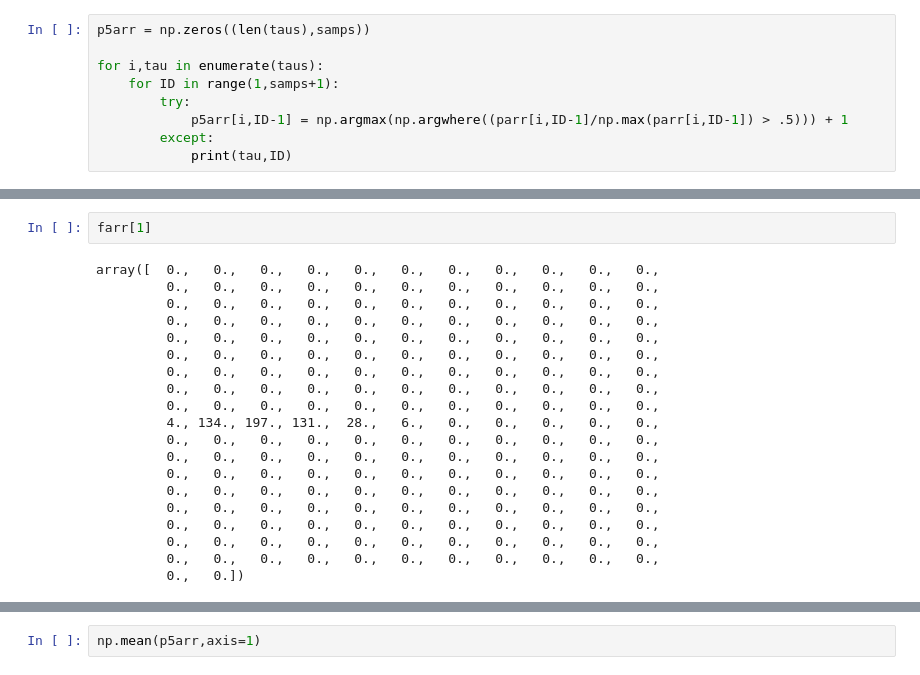
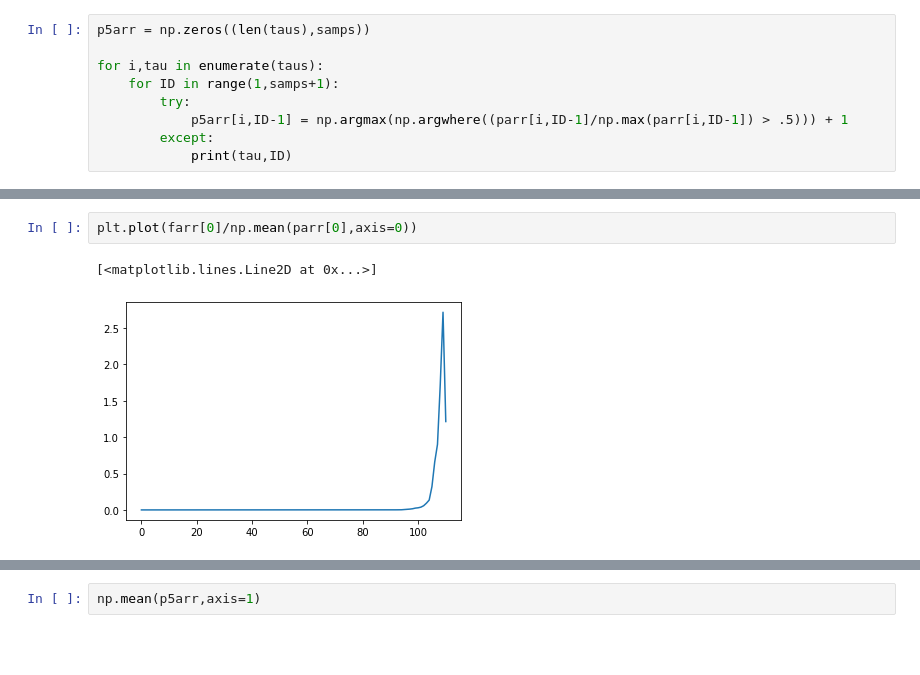
Before and after one commit to nkrishnan94/phage-abm, a Jupyter notebook: Ancestor distribution sde solver.ipynb, the cells around one changed output, grey strips where cells are left out. Drawn from its saved outputs; the diff is of its cells as text; blank space fills up the shorter version.

```diff
--- a/Ancestor distribution sde solver.ipynb
+++ b/Ancestor distribution sde solver.ipynb
@@ -91,25 +92,8 @@ plt.plot(farr[2])
-# %%
-farr[1]
-# %% [output]
-array([  0.,   0.,   0.,   0.,   0.,   0.,   0.,   0.,   0.,   0.,   0.,
-         0.,   0.,   0.,   0.,   0.,   0.,   0.,   0.,   0.,   0.,   0.,
-         0.,   0.,   0.,   0.,   0.,   0.,   0.,   0.,   0.,   0.,   0.,
-         0.,   0.,   0.,   0.,   0.,   0.,   0.,   0.,   0.,   0.,   0.,
-         0.,   0.,   0.,   0.,   0.,   0.,   0.,   0.,   0.,   0.,   0.,
-         0.,   0.,   0.,   0.,   0.,   0.,   0.,   0.,   0.,   0.,   0.,
-         0.,   0.,   0.,   0.,   0.,   0.,   0.,   0.,   0.,   0.,   0.,
-         0.,   0.,   0.,   0.,   0.,   0.,   0.,   0.,   0.,   0.,   0.,
-         0.,   0.,   0.,   0.,   0.,   0.,   0.,   0.,   0.,   0.,   0.,
-         4., 134., 197., 131.,  28.,   6.,   0.,   0.,   0.,   0.,   0.,
-         0.,   0.,   0.,   0.,   0.,   0.,   0.,   0.,   0.,   0.,   0.,
-         0.,   0.,   0.,   0.,   0.,   0.,   0.,   0.,   0.,   0.,   0.,
-         0.,   0.,   0.,   0.,   0.,   0.,   0.,   0.,   0.,   0.,   0.,
-         0.,   0.,   0.,   0.,   0.,   0.,   0.,   0.,   0.,   0.,   0.,
-         0.,   0.,   0.,   0.,   0.,   0.,   0.,   0.,   0.,   0.,   0.,
-         0.,   0.,   0.,   0.,   0.,   0.,   0.,   0.,   0.,   0.,   0.,
-         0.,   0.,   0.,   0.,   0.,   0.,   0.,   0.,   0.,   0.,   0.,
-         0.,   0.,   0.,   0.,   0.,   0.,   0.,   0.,   0.,   0.,   0.,
-         0.,   0.])
+# %%
+plt.plot(farr[0]/np.mean(parr[0],axis=0))
+# %% [output]
+[<matplotlib.lines.Line2D at 0x...>]
+[figure, added]
 # %%
 farr[0]
 # %% [output]
```
Also changed, not shown: parts of 7 cells of this notebook, 42 other files.
